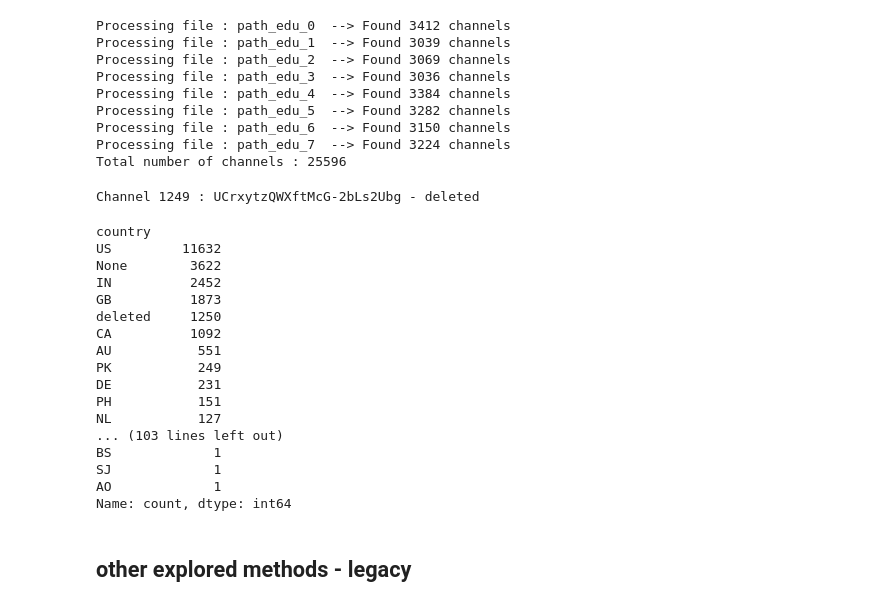
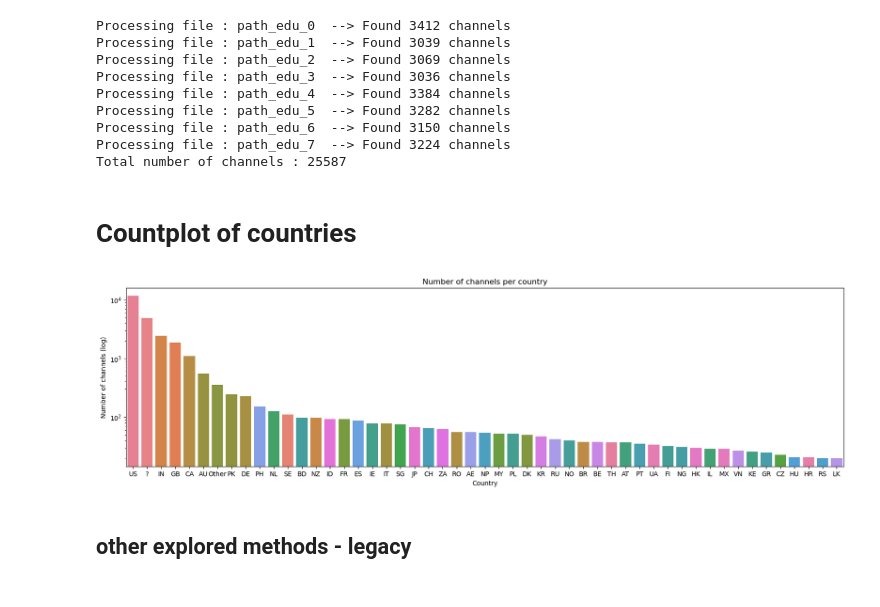
Before and after one commit to epfl-ada/ada-2024-project-sickada, a Jupyter notebook: src/country_scraping.ipynb, the cells around one changed output. Cells and saved outputs as stored; diff of their text form; code cells hidden in the pictures.

```diff
--- a/src/country_scraping.ipynb
+++ b/src/country_scraping.ipynb
@@ -31,7 +28,7 @@ def extract_channels_edu(verbose = False):
             if verbose :
                 print(f"  --> Found {len(ch)} channels")
             channels.extend(ch)
-
+    channels = list(set(channels))
     if verbose:
          print('Total number of channels :' , len(channels))
     return channels
@@ -46,12 +43,12 @@ Processing file : path_edu_4  --> Found 3384 channels
 Processing file : path_edu_5  --> Found 3282 channels
 Processing file : path_edu_6  --> Found 3150 channels
 Processing file : path_edu_7  --> Found 3224 channels
-Total number of channels : 25596
+Total number of channels : 25587
 # %%
 from googleapiclient.discovery import build
 from googleapiclient.errors import HttpError
 
-def youtube_country_scraper(api_key, channel_ids, verbose = False, redo = False):
+def youtube_country_scraper(api_key, channel_ids, verbose = False):
     # Disable OAuthlib's HTTPS verification when running locally. *DO NOT* leave this option enabled in production.
     os.environ["OAUTHLIB_INSECURE_TRANSPORT"] = "1"
     youtube = build('youtube', 'v3', developerKey = api_key)
@@ -63,7 +60,7 @@ def youtube_country_scraper(api_key, channel_ids, verbose = False, redo = False)
     )
     items = request.execute()
     countries = {ch: 'Redo' for ch in channel_ids}
-    if ('items' in items):
+    if ('items' in items): # for when you redo with single channels
         for item in items.get('items', []):
             if 'snippet' in item:
                 id = item.get('id')
@@ -117,10 +114,10 @@ tqdm.write('Done!                                        ')
 #?????
 #countries.loc[countries.country == 'deleted', 'country'] = 'Redo'
 #Redo those that did not return the same channel id
-countries_redo = countries[countries.country == 'Redo']
-for i, ch in tqdm(enumerate(countries_redo.channel_id), total = len(countries_redo), desc = 'Countries redo'):
+countries_redo = countries[countries.country == 'deleted'].reset_index(drop = True)
+for i, ch in tqdm(enumerate(countries_redo.channel_id), total = len(countries_redo)//10, desc = 'Countries redo'):
     nations = youtube_country_scraper(API_KEY, [ch], verbose= False)
     countries.loc[countries.channel_id == ch, 'country'] = nations[ch]
     tqdm.write('Channel {} : {} - {}  '.format(i, ch, nations[ch]), end="\r")
+
+countries.to_csv(op.join(path_deriv, 'countries.csv'))
-# %% [output]
-Channel 1249 : UCrxytzQWXftMcG-2bLs2Ubg - deleted
@@ -129,24 +124,29 @@ countries.to_csv(op.join(path_deriv, 'countries.csv'))
 # %%
 pd.set_option("display.max_rows", None) #11 is default
-countries.country.value_counts(dropna=False)
+display(countries.country.value_counts(dropna=True))
-# %% [output]
-country
-US         11632
-None        3622
-IN          2452
-GB          1873
-deleted     1250
-CA          1092
-AU           551
-PK           249
-DE           231
-PH           151
-NL           127
-... (103 lines left out)
-BS             1
-SJ             1
-AO             1
-Name: count, dtype: int64
+# %% [markdown]
+# Countplot of countries
+# %%
+#group in single category all the countries with less than 10 channels
+filter = 20
+to_plot = countries.copy()
+value_countss = to_plot['country'].value_counts()
+to_plot['country'] = to_plot['country'].apply(lambda x: 'Other' if type(x) == str and value_countss[x] < filter  else x)
+
+to_plot.country.value_counts(dropna=False)
+to_plot[to_plot.country == 'deleted'] = '?'
+to_plot.country  = to_plot.country.fillna('?')
+# %%
+fig, ax = plt.subplots(figsize=(20, 5))
+sns.countplot(x='country', data=to_plot, order = to_plot['country'].value_counts(dropna=False).index, hue = 'country', ax=ax)
+ax.set_yscale('log')
+ax.set_title('Number of channels per country')
+ax.set_xlabel('Country')
+ax.set_ylabel('Number of channels (log)')
+plt.show()
+# ax.legend_.remove()
+# %% [output]
+[figure, added]
 # %%
 countries.to_csv(op.join(path_deriv, 'countries.csv'))
 # %% [markdown]
```
Also changed, not shown: parts of 3 cells of this notebook, 1 other file.
